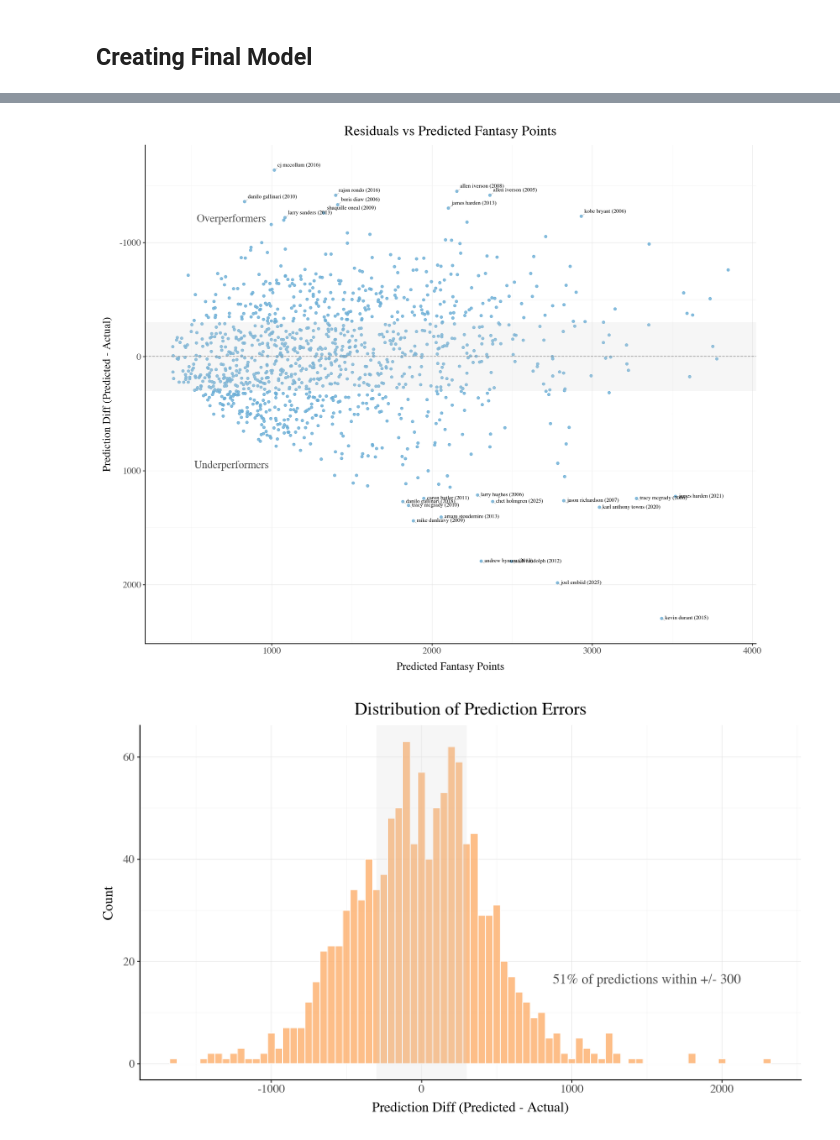
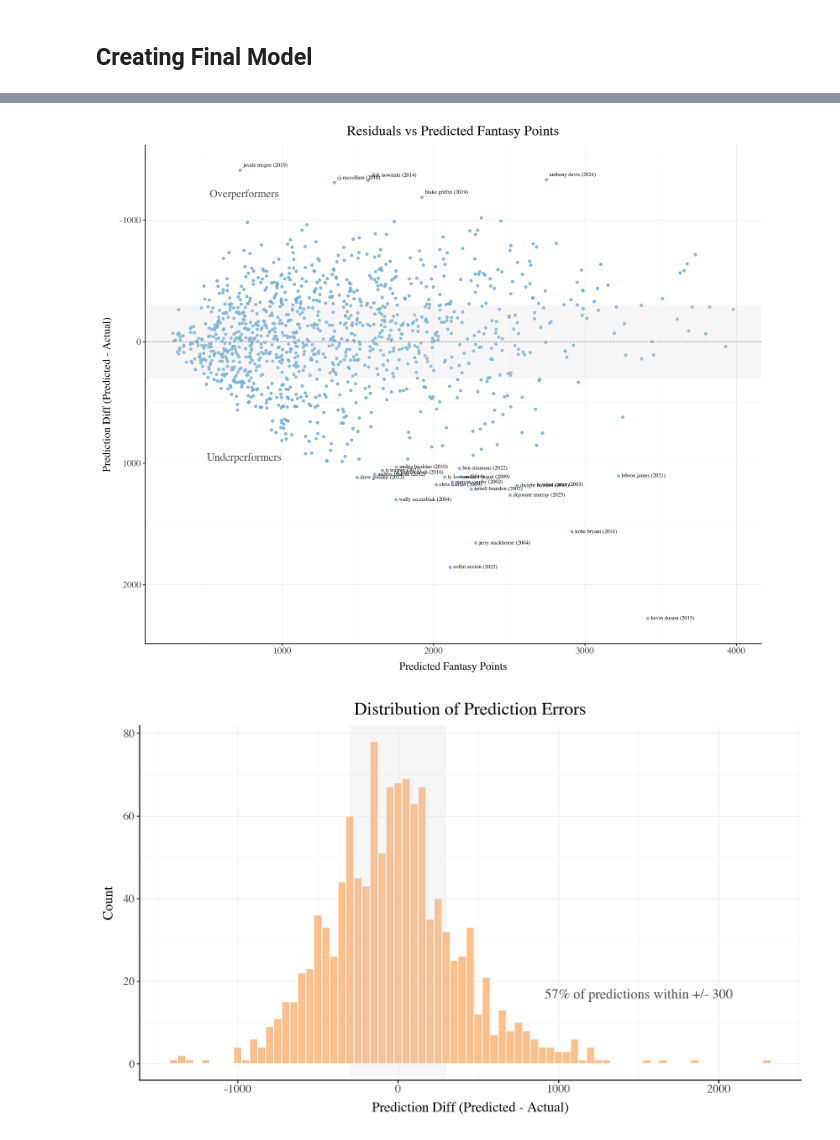
Before and after one commit to boon-man/nba_modeling, a Jupyter notebook: run_model.ipynb, the cells around one changed output, grey strips where cells are left out. Drawn from its saved outputs; the diff is of its cells as text; code cells hidden in the pictures.

Commit message:
Additional feature engineering updates, slight adjustment to player tiers to use VORP instead of BPM, refinement to hyperparameter pipeline and model validation plot output structure

```diff
--- a/run_model.ipynb
+++ b/run_model.ipynb
@@ -226,5 +291,31 @@ display(combined_df)
 # Modeling
 # %% [markdown]
 ## Defining training & testing datasets
+# %%
+def sanitize_dtypes(X: pd.DataFrame) -> pd.DataFrame:
+    """
+    Sanitize pandas dtypes for packages (notably XGBoost) that choke on
+    pandas StringDtype-backed categoricals (e.g., categories dtype 'string[python]').
+
+    - Converts pandas StringDtype columns -> object
+    - Forces category columns to be object-backed categories
+    - Leaves numeric columns untouched
+    """
+    out = X.copy()
+
+    # Convert pandas StringDtype columns to plain object
+    string_cols = out.select_dtypes(include=["string"]).columns
+    for c in string_cols:
+        out[c] = out[c].astype(object)
+
+    # Force categoricals to have object categories (avoid 'string[python]' categories)
+    cat_cols = out.select_dtypes(include=["category"]).columns
+    for c in cat_cols:
+        out[c] = out[c].astype(object).astype("category")
+
+    return out
+# %%
+# Sanitize the full modeling frame before split
+combined_df = sanitize_dtypes(combined_df)
 # %%
 # Splitting the data into training, testing, and validation sets
@@ -272,18 +363,18 @@ pred_df, X_pred = build_prediction_frame(
 # %%
 # Define Hyperopt search space for final model tuning
 space = {
-    "learning_rate": hp.loguniform("learning_rate", np.log(0.02), np.log(0.08)),
+    "learning_rate": hp.loguniform("learning_rate", np.log(0.004), np.log(0.15)),
 
     # leaf-based complexity control
-    "max_leaves": hp.quniform("max_leaves", 8, 64, 1),
+    "max_leaves": hp.quniform("max_leaves", 8, 56, 1),
 
-    "subsample": hp.uniform("subsample", 0.70, 0.95),
-    "colsample_bytree": hp.uniform("colsample_bytree", 0.5, 0.9),
+    "subsample": hp.uniform("subsample", 0.85, 0.95),
+    "colsample_bytree": hp.uniform("colsample_bytree", 0.7, 0.95),
 
-    "min_child_weight": hp.loguniform("min_child_weight", np.log(0.1), np.log(6.0)),
-    "reg_lambda": hp.loguniform("reg_lambda", np.log(1e-3), np.log(50.0)),
-    "reg_alpha": hp.loguniform("reg_alpha", np.log(1e-4), np.log(2.0)),
-    "gamma": hp.loguniform("gamma", np.log(1e-4), np.log(1.0)),
+    "min_child_weight": hp.loguniform("min_child_weight", np.log(0.1), np.log(30.0)),
+    "reg_lambda": hp.loguniform("reg_lambda", np.log(1e-3), np.log(6.0)),
+    "reg_alpha": hp.loguniform("reg_alpha", np.log(1e-3), np.log(6.0)),
+    "gamma": hp.loguniform("gamma", np.log(1e-3), np.log(3.0)),
 }
 
 # Tune Model
@@ -351,14 +440,12 @@ p.show()
 # %%
 ## Plot for Residuals vs Predicted Fantasy Points
-p = plot_resid_vs_pred(results, COLOR_PALETTE, top_n=25)
-p.show()
+plot_resid_vs_pred(results, COLOR_PALETTE, top_n=25).show()
 # %% [output]
-[figure, old version]
+[figure, new version]
 # %%
 ## Plot for Residuals Histogram
-p = plot_resid_hist(results, COLOR_PALETTE, band=300)
-p.show()
+plot_resid_hist(results, COLOR_PALETTE, band=300).show()
 # %% [output]
-[figure, old version]
+[figure, new version]
 # %%
 # Plotting prediction performance for the last 10 seasons
```
Also changed, not shown: parts of 21 cells of this notebook, 4 other files.
